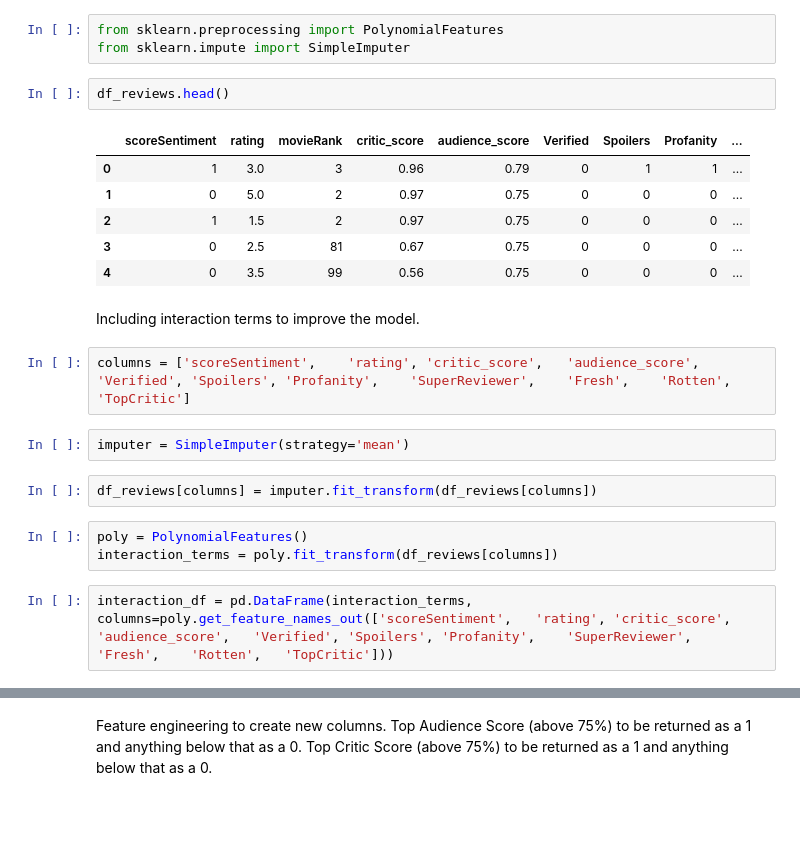
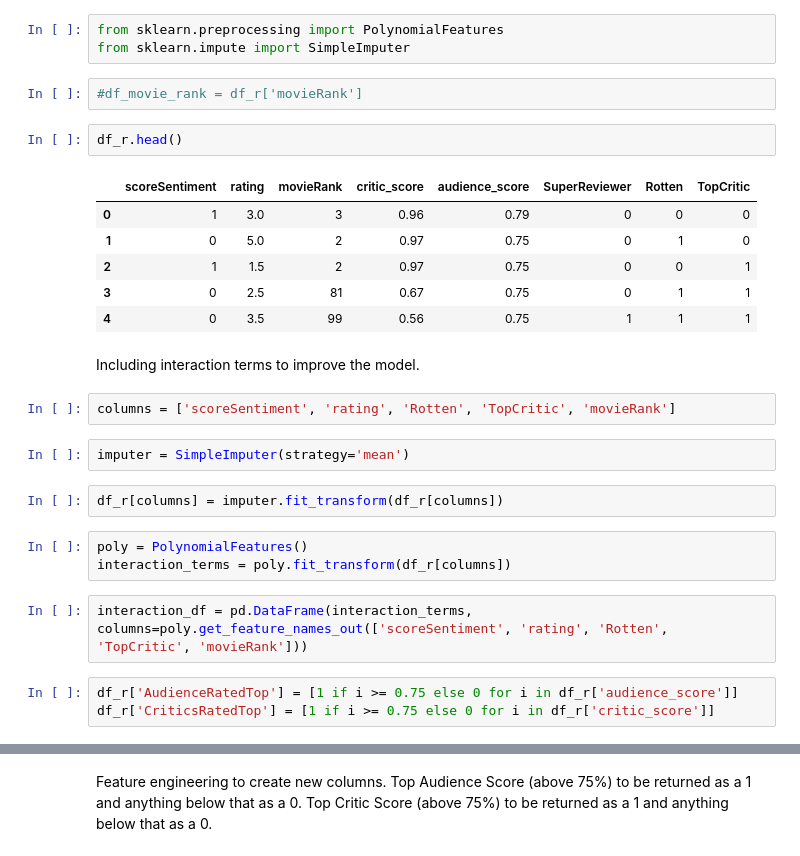
Before and after one commit to osoisi/Data-Science-Projects, a Jupyter notebook: Movie Reviews/Rotten Tomatoes- Movie Reviews.ipynb, the cells around one changed output, grey strips where cells are left out. Saved outputs shown, nothing was run; the diff lists cells and outputs as text; blank space fills up the shorter version.

```diff
--- a/Movie Reviews/Rotten Tomatoes- Movie Reviews.ipynb
+++ b/Movie Reviews/Rotten Tomatoes- Movie Reviews.ipynb
@@ -551,25 +549,30 @@ The correlation matrix shows only two columns with a strong correlation when com
 # %%
 from sklearn.preprocessing import PolynomialFeatures
 from sklearn.impute import SimpleImputer
+# %%
+#df_movie_rank = df_r['movieRank']
 # %%
-df_reviews.head()
+df_r.head()
 # %% [output]
-|  | scoreSentiment | rating | movieRank | critic_score | audience_score | Verified | Spoilers | Profanity | ... |
-| 0 | 1 | 3.0 | 3 | 0.96 | 0.79 | 0 | 1 | 1 | ... |
-| 1 | 0 | 5.0 | 2 | 0.97 | 0.75 | 0 | 0 | 0 | ... |
-| 2 | 1 | 1.5 | 2 | 0.97 | 0.75 | 0 | 0 | 0 | ... |
-| 3 | 0 | 2.5 | 81 | 0.67 | 0.75 | 0 | 0 | 0 | ... |
-| 4 | 0 | 3.5 | 99 | 0.56 | 0.75 | 0 | 0 | 0 | ... |
+|  | scoreSentiment | rating | movieRank | critic_score | audience_score | SuperReviewer | Rotten | TopCritic |
+| 0 | 1 | 3.0 | 3 | 0.96 | 0.79 | 0 | 0 | 0 |
+| 1 | 0 | 5.0 | 2 | 0.97 | 0.75 | 0 | 1 | 0 |
+| 2 | 1 | 1.5 | 2 | 0.97 | 0.75 | 0 | 0 | 1 |
+| 3 | 0 | 2.5 | 81 | 0.67 | 0.75 | 0 | 1 | 1 |
+| 4 | 0 | 3.5 | 99 | 0.56 | 0.75 | 1 | 1 | 1 |
 # %% [markdown]
 Including interaction terms to improve the model.
 # %%
-columns = ['scoreSentiment',	'rating', 'critic_score',	'audience_score',	'Verified',	'Spoilers',	'Profanity',	'SuperReviewer',	'Fresh',	'Rotten',	'TopCritic']
+columns = ['scoreSentiment', 'rating', 'Rotten', 'TopCritic', 'movieRank']
 # %%
 imputer = SimpleImputer(strategy='mean')
 # %%
-df_reviews[columns] = imputer.fit_transform(df_reviews[columns])
+df_r[columns] = imputer.fit_transform(df_r[columns])
 # %%
 poly = PolynomialFeatures()
-interaction_terms = poly.fit_transform(df_reviews[columns])
+interaction_terms = poly.fit_transform(df_r[columns])
 # %%
-interaction_df = pd.DataFrame(interaction_terms, columns=poly.get_feature_names_out(['scoreSentiment',	'rating', 'critic_score',	'audience_score',	'Verified',	'Spoilers',	'Profanity',	'SuperReviewer',	'Fresh',	'Rotten',	'TopCritic']))
+interaction_df = pd.DataFrame(interaction_terms, columns=poly.get_feature_names_out(['scoreSentiment', 'rating', 'Rotten', 'TopCritic', 'movieRank']))
+# %%
+df_r['AudienceRatedTop'] = [1 if i >= 0.75 else 0 for i in df_r['audience_score']]
+df_r['CriticsRatedTop'] = [1 if i >= 0.75 else 0 for i in df_r['critic_score']]
```
Also changed, not shown: parts of 28 cells of this notebook.
